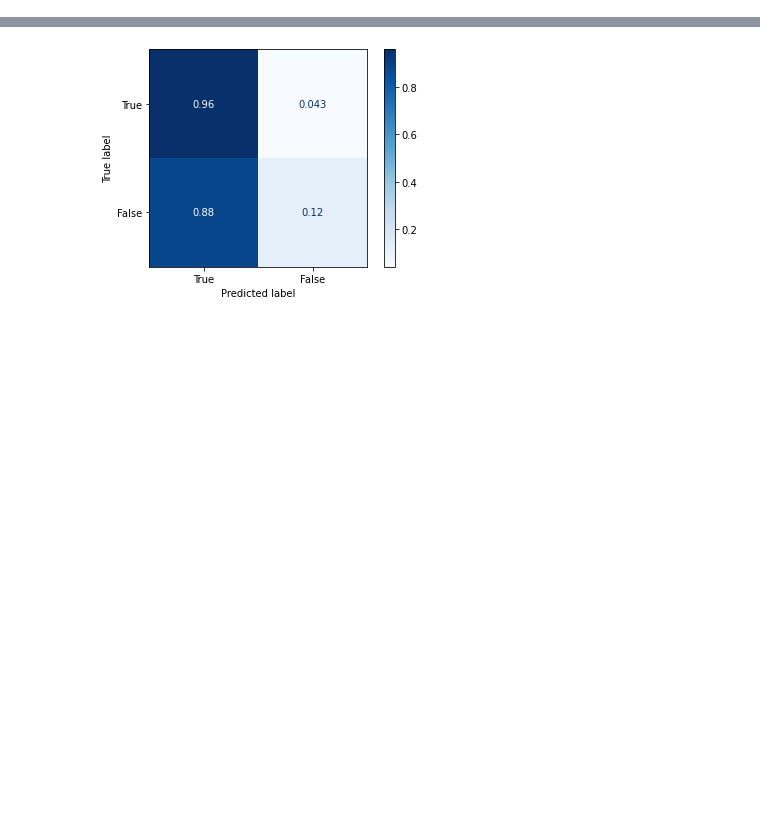
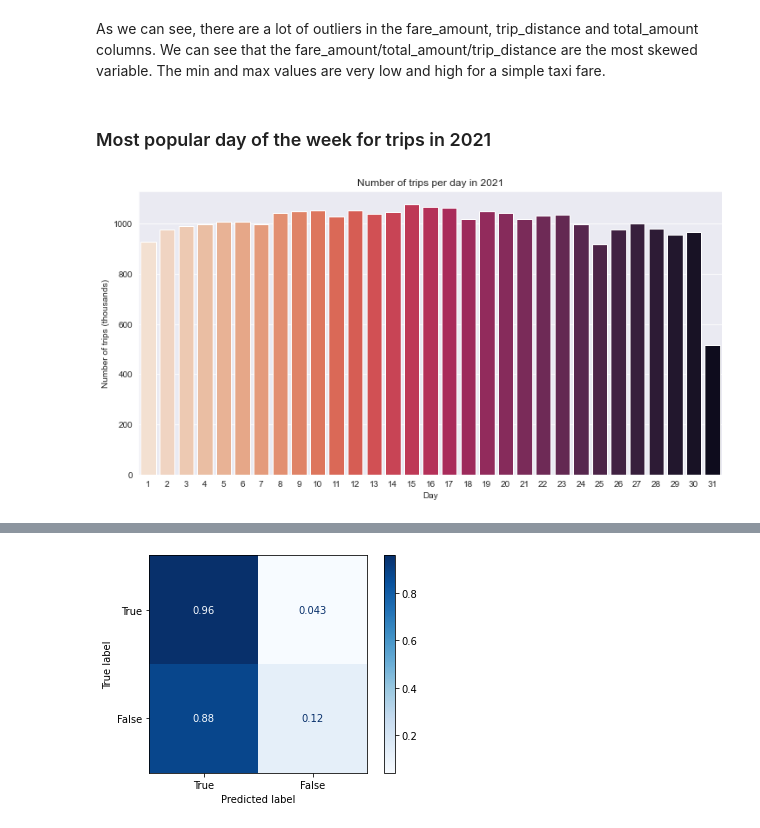
Before and after one commit to vineetver/Yellow-Taxi-Pipeline, a Jupyter notebook: notebooks/exploratory_data_analysis.ipynb, the cells around one changed output, grey strips where cells are left out. Drawn from its saved outputs; the diff is of its cells as text; code cells hidden in the pictures; blank space fills up the shorter version.

```diff
--- a/notebooks/exploratory_data_analysis.ipynb
+++ b/notebooks/exploratory_data_analysis.ipynb
@@ -22,0 +15,17 @@ To adjust logging level use sc.setLogLevel(newLevel). For SparkR, use setLogLeve
+# %%
+appName = 'Yellow-Taxi-Analysis'
+token = os.environ['GOOGLE_APPLICATION_CREDENTIALS']
+BUCKET_NAME = 'yellow_taxi_vineet'
+
+spark = SparkSession \
+    .builder \
+    .master('local[*]') \
+    .appName(appName) \
+    .config('gs.auth.service.account.enable', 'true') \
+    .config('gs.auth.service.account.json.keyfile',
+            token) \
+    .config('spark.driver.memory', '10g') \
+    .config('spark.executor.memory', '10g') \
+    .getOrCreate()
+
+spark.conf.set('spark.sql.repl.eagerEval.enabled', 'true')
@@ -22,0 +78,23 @@ To adjust logging level use sc.setLogLevel(newLevel). For SparkR, use setLogLeve
+# %% [markdown]
+As we can see, there are a lot of outliers in the fare_amount, trip_distance and total_amount columns. We can see that the fare_amount/total_amount/trip_distance are the most skewed variable. The min and max values are very low and high for a simple taxi fare.
+# %% [markdown]
+### Most popular day of the week for trips in 2021
+# %%
+viz = spark.sql("""
+SELECT
+    day(DATE_TRUNC('DD', TO_DATE(tpep_pickup_datetime))) AS day,
+    ROUND(COUNT(1)/1000, 2) AS trip_count
+FROM
+    trip_table
+GROUP BY
+    day
+""").toPandas()
+
+fig = plt.figure(figsize=(12, 6))
+ax = sns.barplot(x='day', y='trip_count', data=viz, palette='rocket_r')
+ax.set_title('Number of trips per day in 2021')
+ax.set_xlabel('Day')
+ax.set_ylabel('Number of trips (thousands)')
+plt.show()
+# %% [output]
+[figure, added]
```
Also changed, not shown: parts of 15 cells of this notebook.
